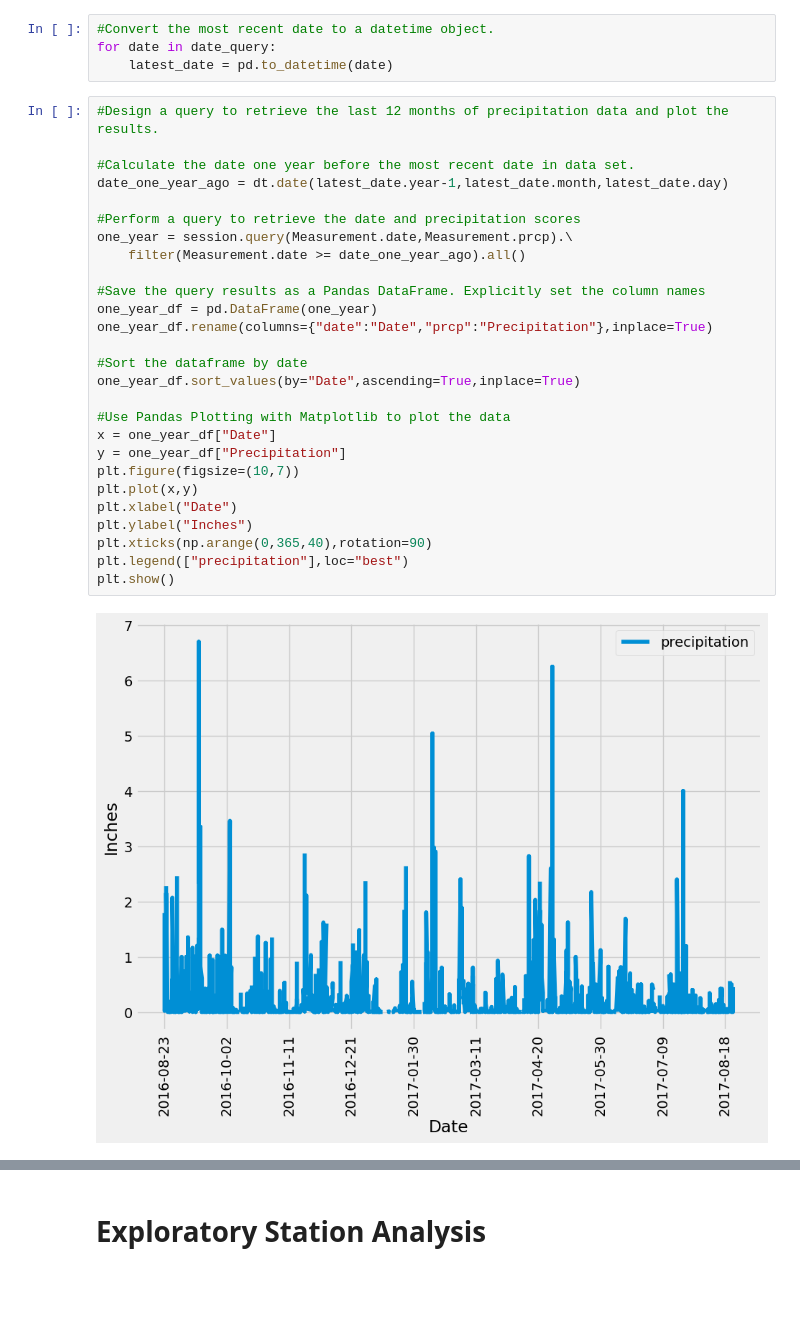
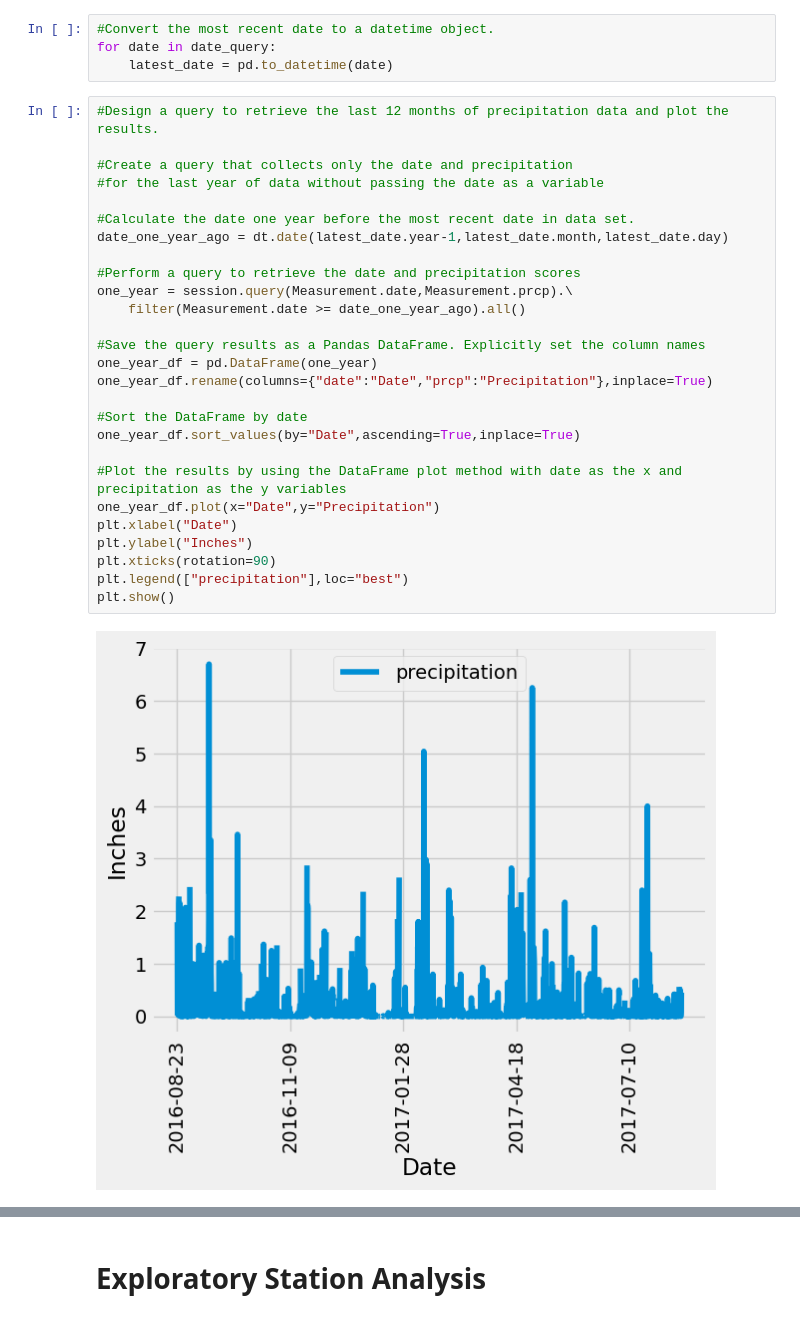
Before and after one commit to VinnyShankar/sqlalchemy-challenge, a Jupyter notebook: SurfsUp/climate.ipynb, the cells around one changed output, grey strips where cells are left out. Saved outputs shown, nothing was run; the diff lists cells and outputs as text; blank space fills up the shorter version.

```diff
--- a/SurfsUp/climate.ipynb
+++ b/SurfsUp/climate.ipynb
@@ -63,31 +62,31 @@ for date in date_query:
     latest_date = pd.to_datetime(date)
 # %%
 #Design a query to retrieve the last 12 months of precipitation data and plot the results.
+
+#Create a query that collects only the date and precipitation
+#for the last year of data without passing the date as a variable
 
 #Calculate the date one year before the most recent date in data set.
 date_one_year_ago = dt.date(latest_date.year-1,latest_date.month,latest_date.day)
 
 #Perform a query to retrieve the date and precipitation scores
 one_year = session.query(Measurement.date,Measurement.prcp).\
     filter(Measurement.date >= date_one_year_ago).all()
 
 #Save the query results as a Pandas DataFrame. Explicitly set the column names
 one_year_df = pd.DataFrame(one_year)
 one_year_df.rename(columns={"date":"Date","prcp":"Precipitation"},inplace=True)
 
-#Sort the dataframe by date
+#Sort the DataFrame by date
 one_year_df.sort_values(by="Date",ascending=True,inplace=True)
 
-#Use Pandas Plotting with Matplotlib to plot the data
-x = one_year_df["Date"]
-y = one_year_df["Precipitation"]
-plt.figure(figsize=(10,7))
-plt.plot(x,y)
+#Plot the results by using the DataFrame plot method with date as the x and precipitation as the y variables
+one_year_df.plot(x="Date",y="Precipitation")
 plt.xlabel("Date")
 plt.ylabel("Inches")
-plt.xticks(np.arange(0,365,40),rotation=90)
+plt.xticks(rotation=90)
 plt.legend(["precipitation"],loc="best")
 plt.show()
 # %% [output]
-[figure, old version]
+[figure, new version]
 # %%
```
Also changed, not shown: parts of 13 cells of this notebook.
